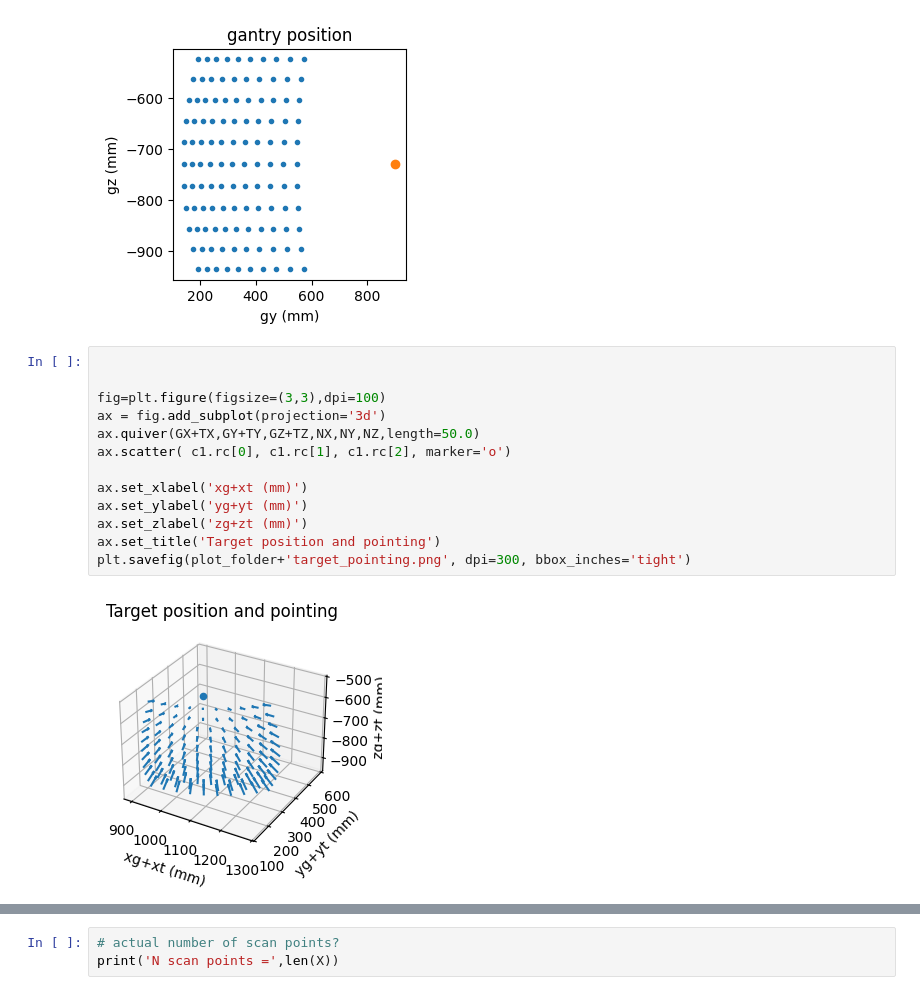
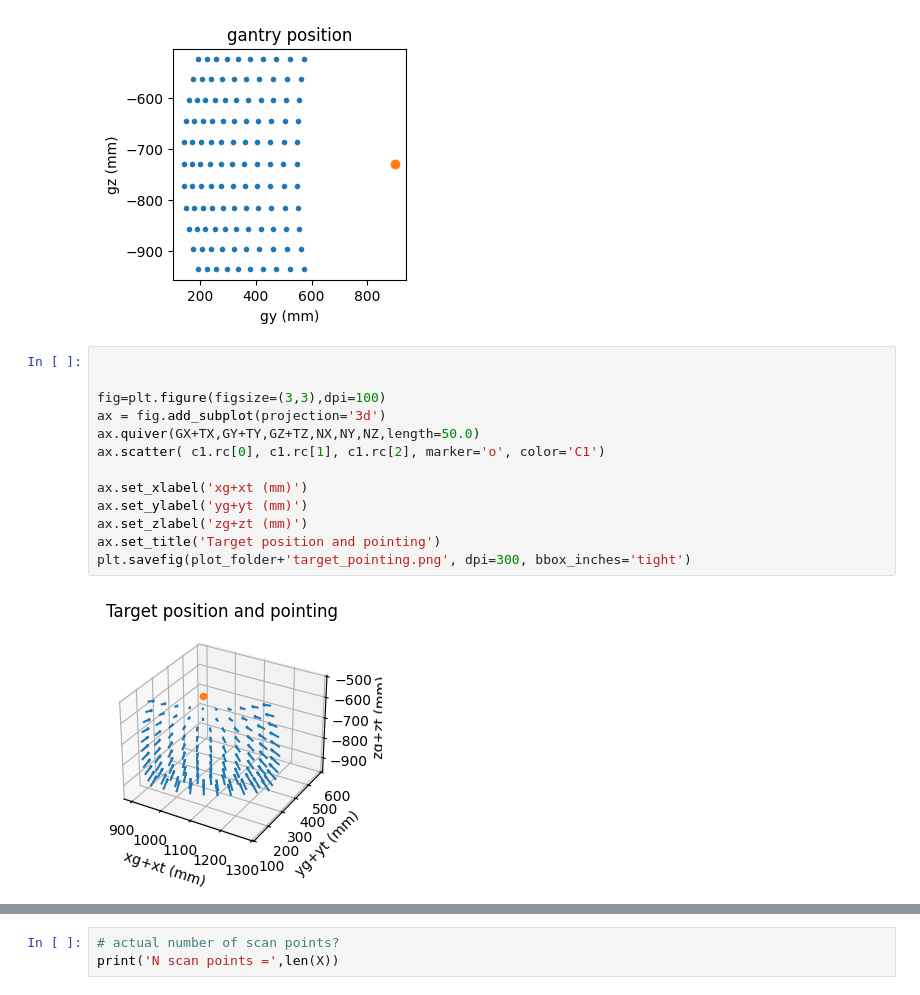
Before and after one commit to Ham0osh/GantryControl_Winnipeg, a Jupyter notebook: Gantry Spherical Scan P-Cal.ipynb, the cells around one changed output, grey strips where cells are left out. Drawn from its saved outputs; the diff is of its cells as text.

```diff
--- a/Gantry Spherical Scan P-Cal.ipynb
+++ b/Gantry Spherical Scan P-Cal.ipynb
@@ -309,18 +343,18 @@ Text(0.5, 1.0, 'gantry position')
 # %%
 
 
 fig=plt.figure(figsize=(3,3),dpi=100)
 ax = fig.add_subplot(projection='3d')
 ax.quiver(GX+TX,GY+TY,GZ+TZ,NX,NY,NZ,length=50.0)
-ax.scatter( c1.rc[0], c1.rc[1], c1.rc[2], marker='o')
+ax.scatter( c1.rc[0], c1.rc[1], c1.rc[2], marker='o', color='C1')
 
 ax.set_xlabel('xg+xt (mm)')
 ax.set_ylabel('yg+yt (mm)')
 ax.set_zlabel('zg+zt (mm)')
 ax.set_title('Target position and pointing')
 plt.savefig(plot_folder+'target_pointing.png', dpi=300, bbox_inches='tight')
 # %% [output]
-[figure, old version]
+[figure, new version]
 # %%
 
 fig=plt.figure(figsize=(3,3),dpi=100)
```
Also changed, not shown: parts of 8 cells of this notebook, 4 other files.
